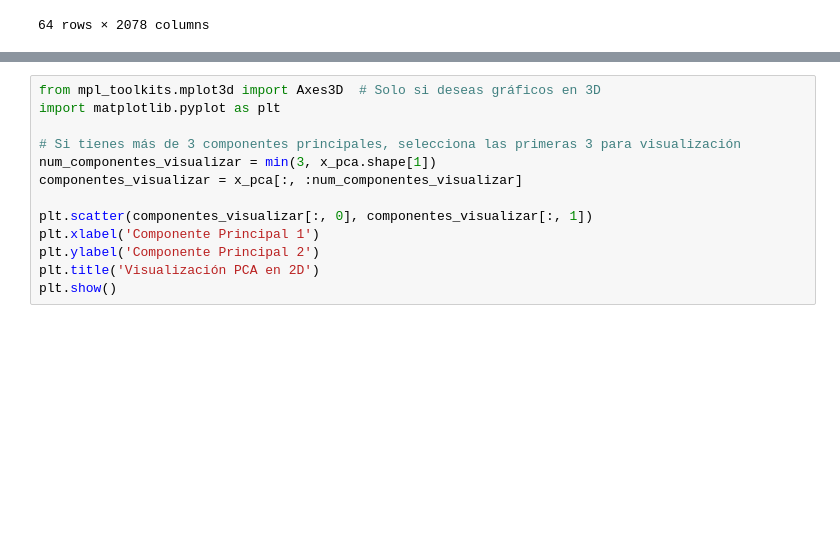
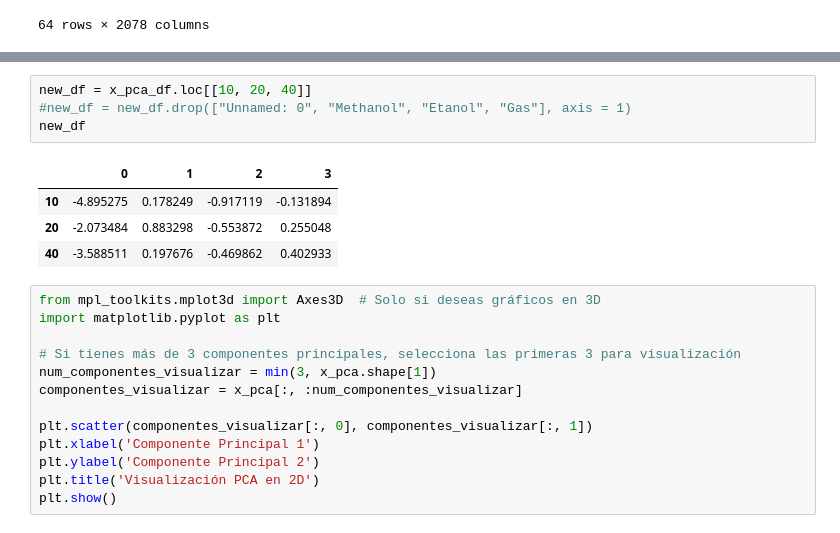
Before and after one commit to jisusP/MachineLearning, a Jupyter notebook: et_met_gas.ipynb, the cells around one changed output, grey strips where cells are left out. Drawn from its saved outputs; the diff is of its cells as text; blank space fills up the shorter version.

```diff
--- a/et_met_gas.ipynb
+++ b/et_met_gas.ipynb
@@ -41,3 +122,12 @@ x_train, x_test, composition_train, composition_test = train_test_split(x_pca, c
+# %%
+new_df = x_pca_df.loc[[10, 20, 40]]
+#new_df = new_df.drop(["Unnamed: 0", "Methanol", "Etanol", "Gas"], axis = 1)
+new_df
+# %% [output]
+|  | 0 | 1 | 2 | 3 |
+| 10 | -4.895275 | 0.178249 | -0.917119 | -0.131894 |
+| 20 | -2.073484 | 0.883298 | -0.553872 | 0.255048 |
+| 40 | -3.588511 | 0.197676 | -0.469862 | 0.402933 |
 # %%
 from mpl_toolkits.mplot3d import Axes3D  # Solo si deseas gráficos en 3D
 import matplotlib.pyplot as plt
```
Also changed, not shown: parts of 12 cells of this notebook.
